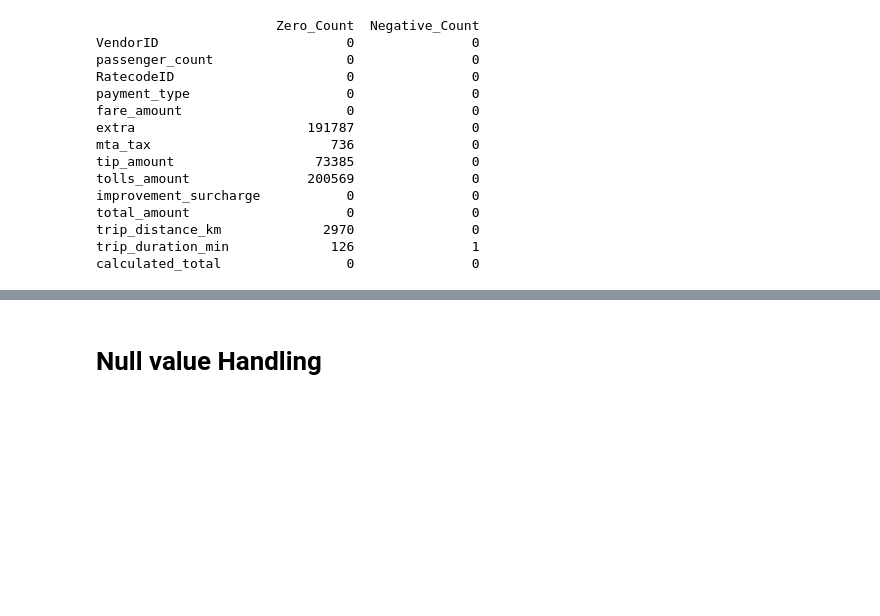
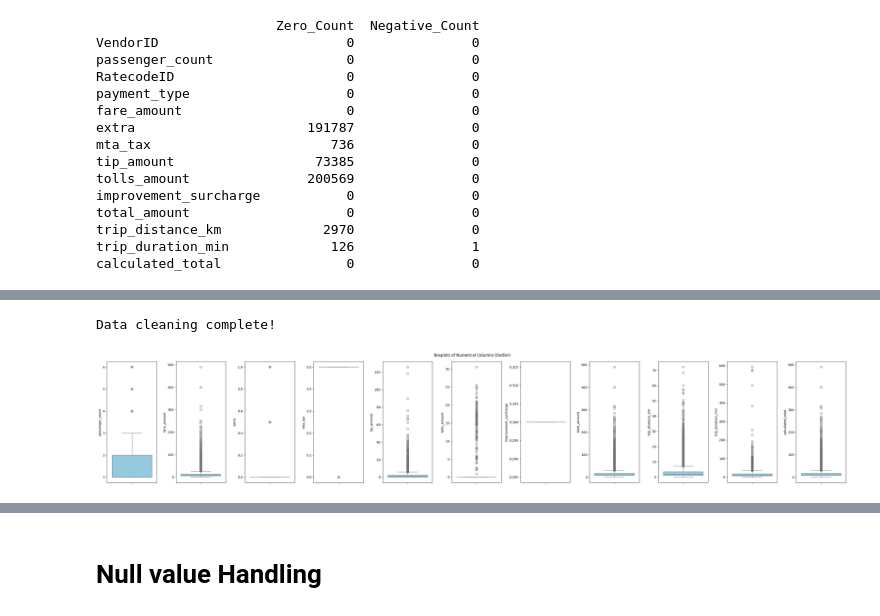
Before and after one commit to ArunK-ML/Project---TripFare-Predicting-Urban-Taxi-Fare-with-Machine-Learning, a Jupyter notebook: TripFare_ML_After_mind-overload.ipynb, the cells around one changed output, grey strips where cells are left out. Saved outputs shown, nothing was run; the diff lists cells and outputs as text; code cells hidden in the pictures; blank space fills up the shorter version.

```diff
--- a/TripFare_ML_After_mind-overload.ipynb
+++ b/TripFare_ML_After_mind-overload.ipynb
@@ -316,0 +321,72 @@ Total zero fare rows: 50
+# %%
+import numpy as np
+
+# ---- 1. Convert categorical-like numeric columns ----
+df['VendorID'] = df['VendorID'].astype('category')
+df['payment_type'] = df['payment_type'].astype('category')
+df['RatecodeID'] = df['RatecodeID'].astype('category')
+
+
+# ---- 2. Fix passenger_count ----
+df.loc[df['passenger_count'] > 6, 'passenger_count'] = np.nan  # Cap unrealistic
+df.loc[df['passenger_count'] <= 0, 'passenger_count'] = np.nan  # Remove zeros/negatives
+
+# ---- 3. Fix RatecodeID extreme values ----
+df.loc[~df['RatecodeID'].isin(['1', '2', '3', '4', '5', '6']), 'RatecodeID'] = np.nan
+
+# ---- 4. Fare amount ----
+df.loc[(df['fare_amount'] <= 0) | (df['fare_amount'] > 500), 'fare_amount'] = np.nan
+
+# ---- 5. Extra charges ----
+df.loc[df['extra'] > 10, 'extra'] = np.nan  # very high extra
+df['extra'] = df['extra'].fillna(0)  # optional fill
+
+# ---- 6. MTA tax ----
+df.loc[~df['mta_tax'].isin([0, 0.5]), 'mta_tax'] = 0.5  # correct to standard
+
+# ---- 7. Tip amount ----
+df.loc[df['tip_amount'] > 200, 'tip_amount'] = np.nan
+
+# ---- 8. Toll amount ----
+df.loc[df['tolls_amount'] > 200, 'tolls_amount'] = np.nan
+
+# ---- 9. Improvement surcharge ----
+df.loc[df['improvement_surcharge'] != 0.3, 'improvement_surcharge'] = 0.3
+
+# ---- 10. Total amount ----
+df.loc[(df['total_amount'] <= 0) | (df['total_amount'] > 500), 'total_amount'] = np.nan
+
+# ---- 11. Trip distance ----
+df.loc[(df['trip_distance_km'] <= 0) | (df['trip_distance_km'] > 100), 'trip_distance_km'] = np.nan
+
+# ---- 12. Trip duration ----
+df.loc[(df['trip_duration_min'] <= 0) | (df['trip_duration_min'] > 600), 'trip_duration_min'] = np.nan
+
+# ---- 13. Calculated total ----
+df['calculated_total'] = df['fare_amount'].fillna(0) + \
+                         df['extra'].fillna(0) + \
+                         df['mta_tax'].fillna(0) + \
+                         df['tip_amount'].fillna(0) + \
+                         df['tolls_amount'].fillna(0) + \
+                         df['improvement_surcharge'].fillna(0)
+
+print("Data cleaning complete!")
+# %% [output]
+Data cleaning complete!
+# %%
+import seaborn as sns
+import matplotlib.pyplot as plt
+
+numerical_cols = df.select_dtypes(include=np.number).columns
+n_cols = len(numerical_cols)
+# Loop through numerical columns and create boxplots
+
+plt.figure(figsize=(n_cols * 3, 6)) # Adjust figure size based on number of columns
+plt.suptitle('Boxplots of Numerical Columns (Outlier)')
+for i in range(0, n_cols):
+    plt.subplot(1, n_cols, i+1) # Set the number of columns in subplot to n_cols
+    sns.boxplot(y=df[numerical_cols[i]],color='skyblue',)
+    plt.tight_layout()
+plt.show()
+# %% [output]
+[figure, added]
```
Also changed, not shown: parts of 23 cells of this notebook.
